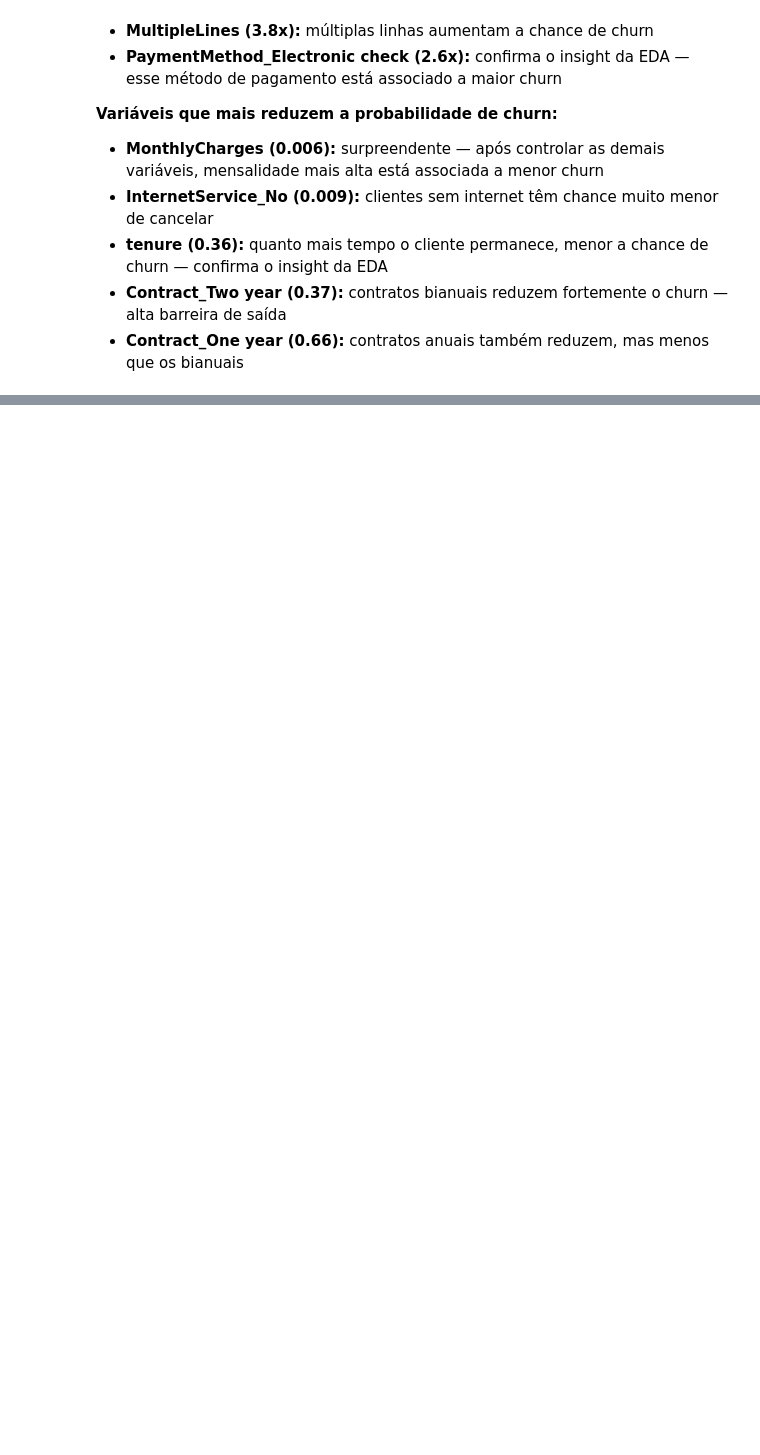
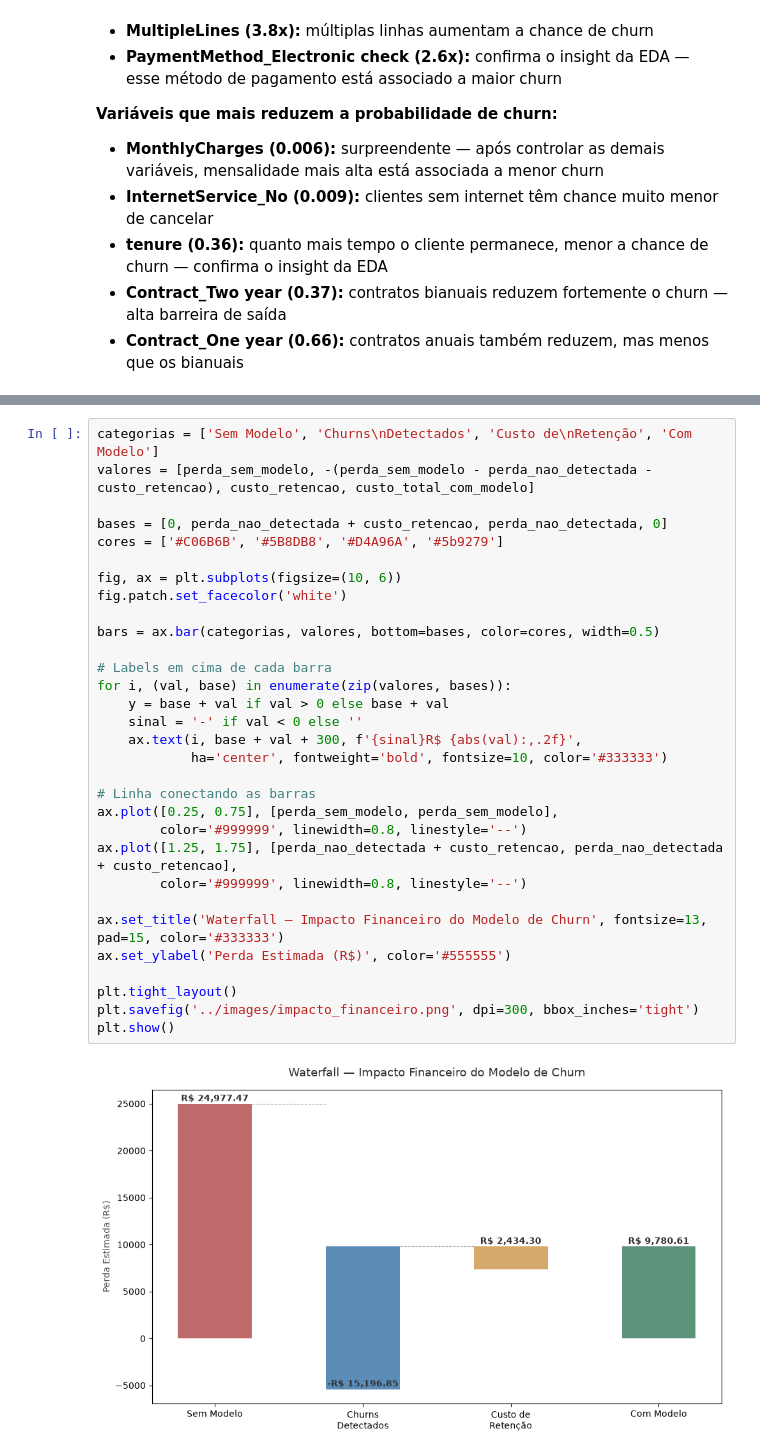
Before and after one commit to MatheusAugustoEC/churn-analysis-portfolio, a Jupyter notebook: notebooks/02_feature_engineering.ipynb, the cells around one changed output, grey strips where cells are left out. Saved outputs shown, nothing was run; the diff lists cells and outputs as text; blank space fills up the shorter version.

```diff
--- a/notebooks/02_feature_engineering.ipynb
+++ b/notebooks/02_feature_engineering.ipynb
@@ -458,0 +535,33 @@ InternetService_No          0.009814
+# %%
+categorias = ['Sem Modelo', 'Churns\nDetectados', 'Custo de\nRetenção', 'Com Modelo']
+valores = [perda_sem_modelo, -(perda_sem_modelo - perda_nao_detectada - custo_retencao), custo_retencao, custo_total_com_modelo]
+
+bases = [0, perda_nao_detectada + custo_retencao, perda_nao_detectada, 0]
+cores = ['#C06B6B', '#5B8DB8', '#D4A96A', '#5b9279']
+
+fig, ax = plt.subplots(figsize=(10, 6))
+fig.patch.set_facecolor('white')
+
+bars = ax.bar(categorias, valores, bottom=bases, color=cores, width=0.5)
+
+# Labels em cima de cada barra
+for i, (val, base) in enumerate(zip(valores, bases)):
+    y = base + val if val > 0 else base + val
+    sinal = '-' if val < 0 else ''
+    ax.text(i, base + val + 300, f'{sinal}R$ {abs(val):,.2f}',
+            ha='center', fontweight='bold', fontsize=10, color='#333333')
+
+# Linha conectando as barras
+ax.plot([0.25, 0.75], [perda_sem_modelo, perda_sem_modelo],
+        color='#999999', linewidth=0.8, linestyle='--')
+ax.plot([1.25, 1.75], [perda_nao_detectada + custo_retencao, perda_nao_detectada + custo_retencao],
+        color='#999999', linewidth=0.8, linestyle='--')
+
+ax.set_title('Waterfall — Impacto Financeiro do Modelo de Churn', fontsize=13, pad=15, color='#333333')
+ax.set_ylabel('Perda Estimada (R$)', color='#555555')
+
+plt.tight_layout()
+plt.savefig('../images/impacto_financeiro.png', dpi=300, bbox_inches='tight')
+plt.show()
+# %% [output]
+[figure, added]
```
Also changed, not shown: parts of 8 cells of this notebook, 6 other files.
